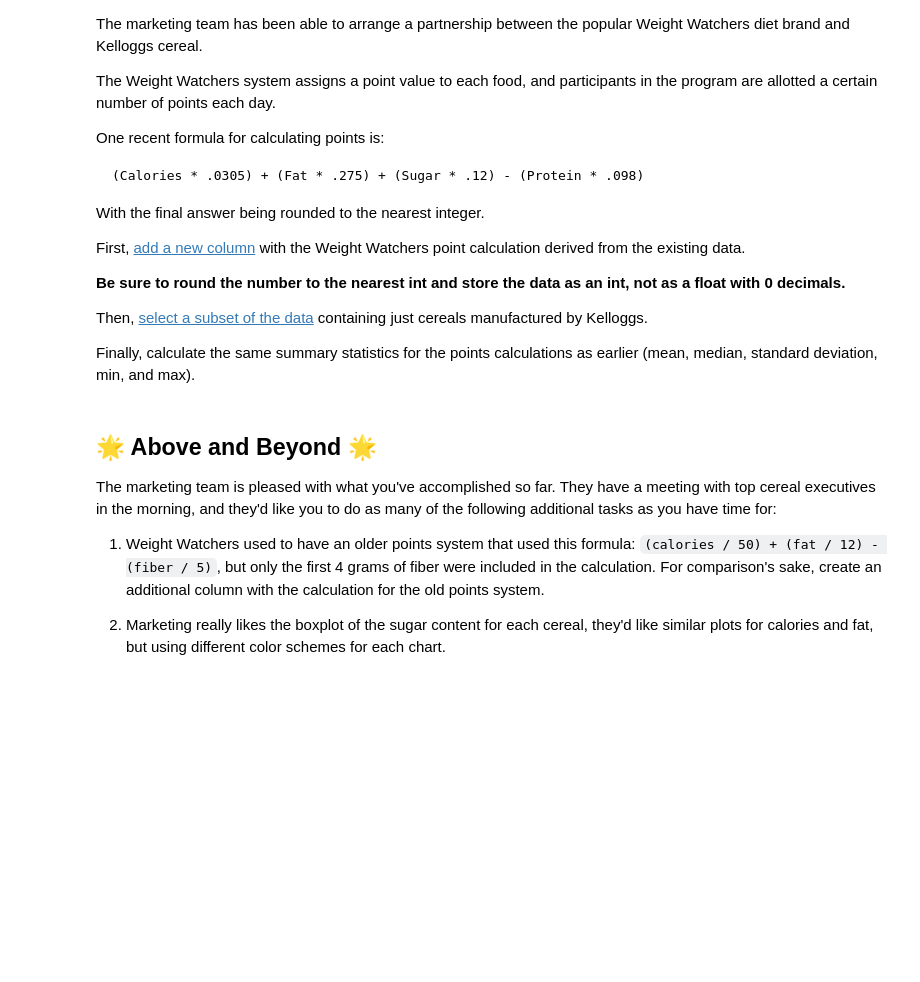
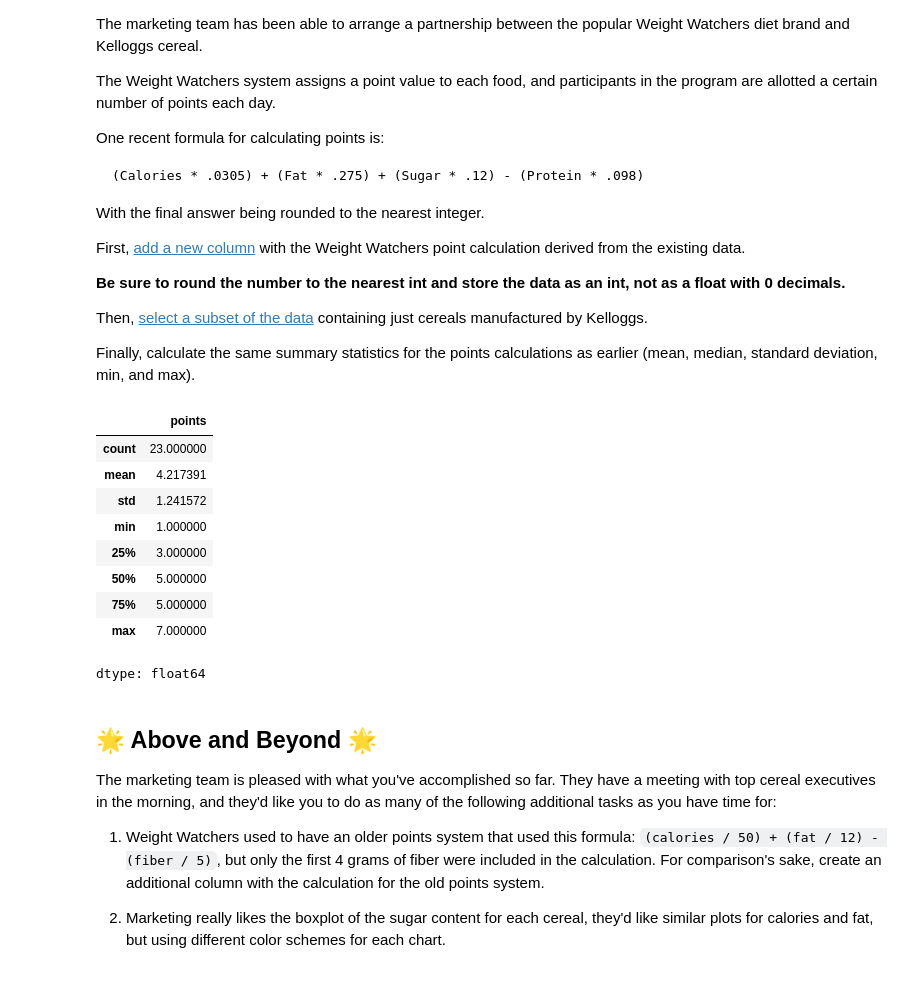
Before and after one commit to nestorbyui/google_colab_byui, a Jupyter notebook: notebooks/Exploration_02.ipynb, the cells around one changed output. Cells and saved outputs as stored; diff of their text form; code cells hidden in the pictures; blank space fills up the shorter version.

```diff
--- a/notebooks/Exploration_02.ipynb
+++ b/notebooks/Exploration_02.ipynb
@@ -192,6 +192,28 @@ First, [add a new column](https://pandas.pydata.org/docs/getting_started/intro_t
 Then, [select a subset of the data](https://pandas.pydata.org/docs/getting_started/intro_tutorials/03_subset_data.html#how-do-i-filter-specific-rows-from-a-dataframe) containing just cereals manufactured by Kelloggs.
 
 Finally, calculate the same summary statistics for the points calculations as earlier (mean, median, standard deviation, min, and max).
+# %%
+cereal_data["points"] = (
+    cereal_data["calories"] * 0.0305
+    + cereal_data["fat"] * 0.275
+    + cereal_data["sugars"] * 0.12
+    - cereal_data["protein"] * 0.098
+).round().astype(int)
+
+kelloggs_cereal_data = cereal_data[cereal_data["mfr"] == "K"]
+
+kelloggs_cereal_data["points"].describe()
+# %% [output]
+|  | points |
+| count | 23.000000 |
+| mean | 4.217391 |
+| std | 1.241572 |
+| min | 1.000000 |
+| 25% | 3.000000 |
+| 50% | 5.000000 |
+| 75% | 5.000000 |
+| max | 7.000000 |
+dtype: float64
 # %% [markdown]
 ## 🌟 Above and Beyond 🌟
 
```
Also changed, not shown: parts of 1 cell of this notebook.
